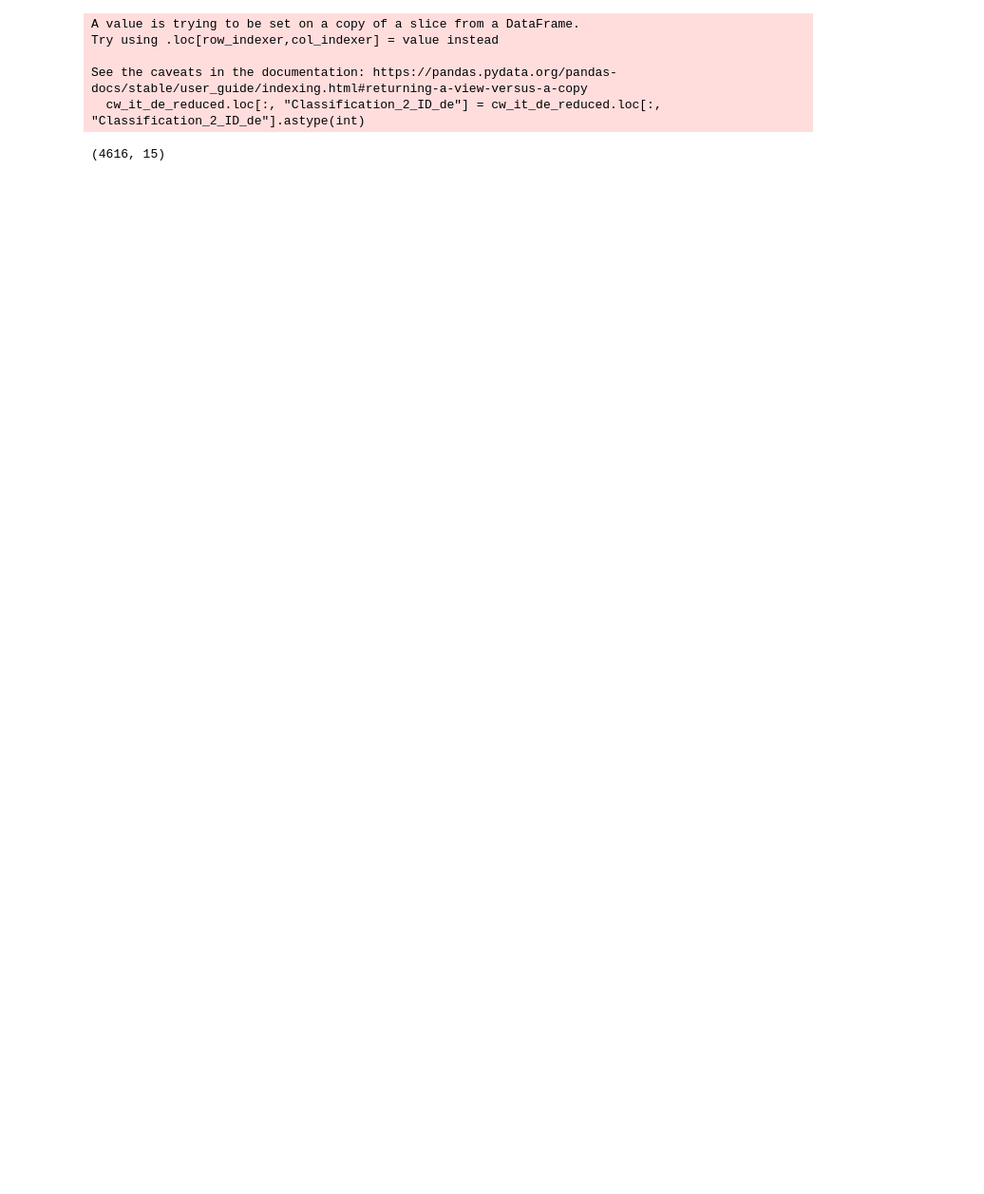
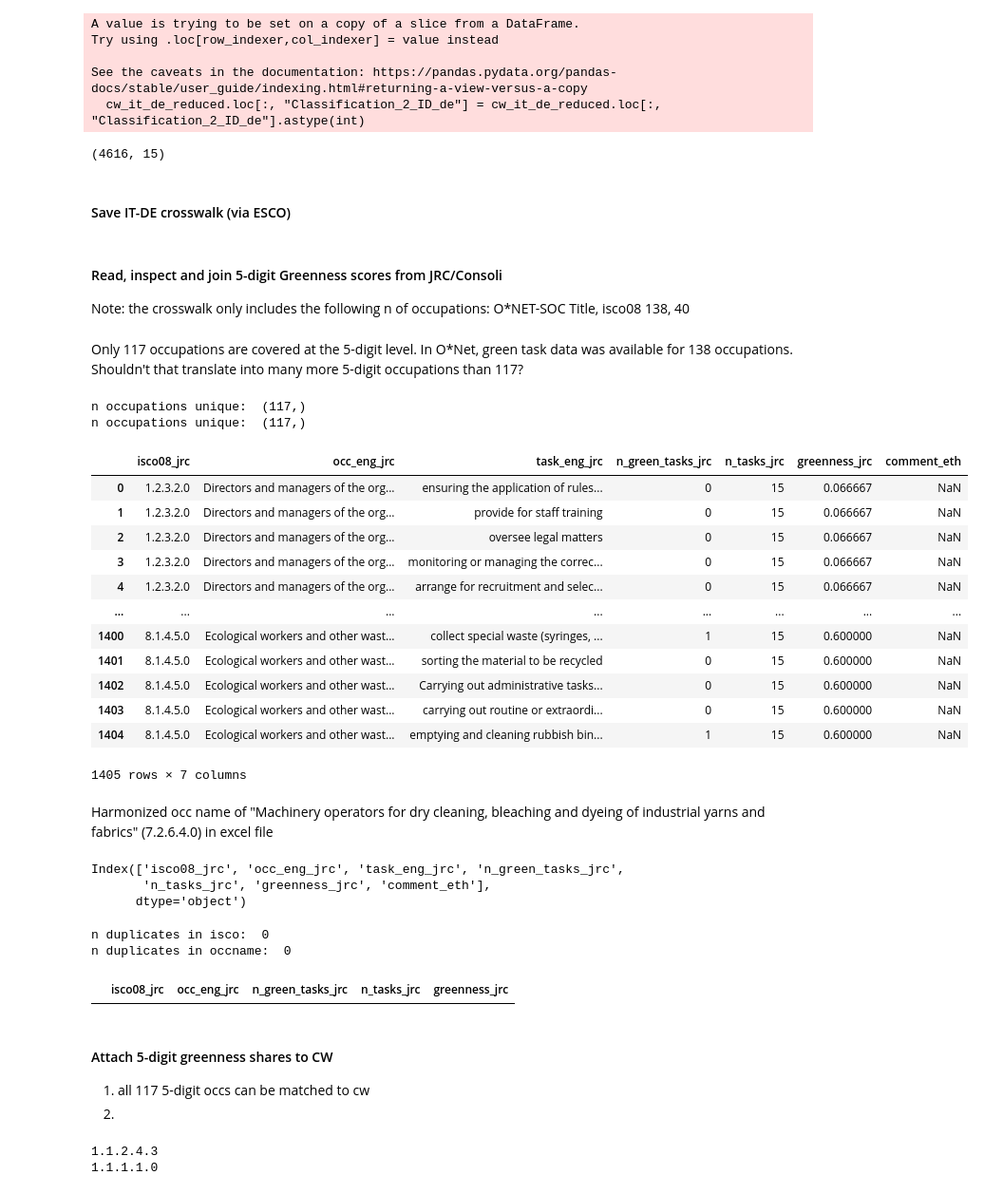
Before and after one commit to derpyninja/re4gt, a Jupyter notebook: notebooks/new/05-fz-crosswalk-it-esco-de.ipynb, the cells around one changed output. Shown at 95% size. Drawn from its saved outputs; the diff is of its cells as text; code cells hidden in the pictures; blank space fills up the shorter version.

Commit message:
crosswalk it cp 2011 to kldb 2010 via esco

```diff
--- a/notebooks/new/05-fz-crosswalk-it-esco-de.ipynb
+++ b/notebooks/new/05-fz-crosswalk-it-esco-de.ipynb
@@ -190,6 +195,8 @@ Try using .loc[row_indexer,col_indexer] = value instead
 See the caveats in the documentation: https://pandas.pydata.org/pandas-docs/stable/user_guide/indexing.html#returning-a-view-versus-a-copy
   cw_it_de_reduced.loc[:, "Classification_2_ID_de"] = cw_it_de_reduced.loc[:, "Classification_2_ID_de"].astype(int)
 (4616, 15)
+# %% [markdown]
+#### Save IT-DE crosswalk (via ESCO)
 # %%
 cw_it_de.to_csv(
     os.path.join(useful_paths.data_external, "crosswalks", "crosswalk_it_cp2011_de_kldb2010_full.csv")
@@ -198,3 +205,71 @@ cw_it_de.to_csv(
 cw_it_de_reduced.to_csv(
     os.path.join(useful_paths.data_external, "crosswalks", "crosswalk_it_cp2011_de_kldb2010_reduced.csv")
 )
+# %% [markdown]
+#### Read, inspect and join 5-digit Greenness scores from JRC/Consoli
+
+Note: the crosswalk only includes the following n of occupations:
+O*NET-SOC Title, isco08
+138, 40
+# %%
+greenness_jrc_raw = pd.read_excel(
+    os.path.join(useful_paths.data_raw, "onet", "Green_Occupations_jrc_v1_02052022.xlsx")
+)
+# %% [markdown]
+Only 117 occupations are covered at the 5-digit level. In O*Net, green task data was
+available for 138 occupations. Shouldn't that translate into many more 5-digit
+occupations than 117?
+# %%
+print("n occupations unique: ", greenness_jrc_raw.isco08_jrc.unique().shape)
+print("n occupations unique: ", greenness_jrc_raw.occ_eng_jrc.unique().shape)
+greenness_jrc_raw
+# %% [output]
+n occupations unique:  (117,)
+n occupations unique:  (117,)
+|  | isco08_jrc | occ_eng_jrc | task_eng_jrc | n_green_tasks_jrc | n_tasks_jrc | greenness_jrc | comment_eth |
+| 0 | 1.2.3.2.0 | Directors and managers of the org... | ensuring the application of rules... | 0 | 15 | 0.066667 | NaN |
+| 1 | 1.2.3.2.0 | Directors and managers of the org... | provide for staff training | 0 | 15 | 0.066667 | NaN |
+| 2 | 1.2.3.2.0 | Directors and managers of the org... | oversee legal matters | 0 | 15 | 0.066667 | NaN |
+| 3 | 1.2.3.2.0 | Directors and managers of the org... | monitoring or managing the correc... | 0 | 15 | 0.066667 | NaN |
+| 4 | 1.2.3.2.0 | Directors and managers of the org... | arrange for recruitment and selec... | 0 | 15 | 0.066667 | NaN |
+| ... | ... | ... | ... | ... | ... | ... | ... |
+| 1400 | 8.1.4.5.0 | Ecological workers and other wast... | collect special waste (syringes, ... | 1 | 15 | 0.600000 | NaN |
+| 1401 | 8.1.4.5.0 | Ecological workers and other wast... | sorting the material to be recycled | 0 | 15 | 0.600000 | NaN |
+| 1402 | 8.1.4.5.0 | Ecological workers and other wast... | Carrying out administrative tasks... | 0 | 15 | 0.600000 | NaN |
+| 1403 | 8.1.4.5.0 | Ecological workers and other wast... | carrying out routine or extraordi... | 0 | 15 | 0.600000 | NaN |
+| 1404 | 8.1.4.5.0 | Ecological workers and other wast... | emptying and cleaning rubbish bin... | 1 | 15 | 0.600000 | NaN |
+1405 rows × 7 columns
+# %% [markdown]
+Harmonized occ name of "Machinery operators for dry cleaning, bleaching and dyeing of
+ industrial yarns and fabrics" (7.2.6.4.0) in excel file
+# %%
+greenness_jrc_raw.columns
+# %% [output]
+Index(['isco08_jrc', 'occ_eng_jrc', 'task_eng_jrc', 'n_green_tasks_jrc',
+       'n_tasks_jrc', 'greenness_jrc', 'comment_eth'],
+      dtype='object')
+# %%
+# collapse task-level into occupation-level data
+group_cols = ["isco08_jrc", "occ_eng_jrc"]
+agg_dict = {"n_green_tasks_jrc": np.sum, "n_tasks_jrc": np.mean, "greenness_jrc": np.mean}
+greenness_jrc = greenness_jrc_raw.groupby(group_cols).aggregate(agg_dict).reset_index()
+
+print("n duplicates in isco: ", greenness_jrc[group_cols[0]].duplicated().sum())
+print("n duplicates in occname: ", greenness_jrc[group_cols[1]].duplicated().sum())
+
+dups = greenness_jrc[group_cols[0]].duplicated()
+greenness_jrc.loc[dups]
+# %% [output]
+n duplicates in isco:  0
+n duplicates in occname:  0
+|  | isco08_jrc | occ_eng_jrc | n_green_tasks_jrc | n_tasks_jrc | greenness_jrc |
+# %% [markdown]
+#### Attach 5-digit greenness shares to CW
+1. all 117 5-digit occs can be matched to cw
+2.
+# %%
+print(greenness_jrc.iloc[0, 0])
+print(cw_it_esco.iloc[0, 3])
+# %% [output]
+1.1.2.4.3
+1.1.1.1.0
```
Also changed, not shown: parts of 11 cells of this notebook, 20 other files.
